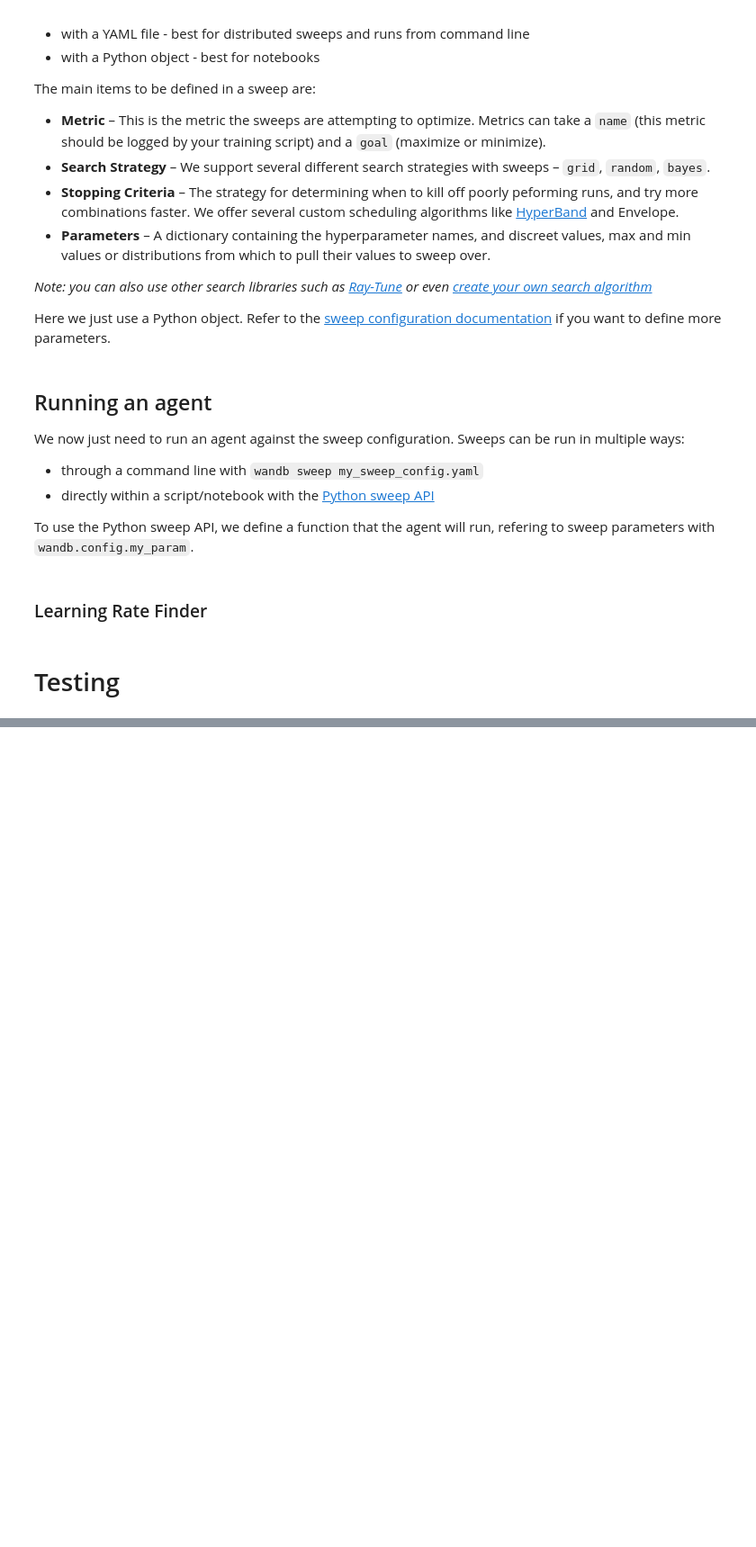
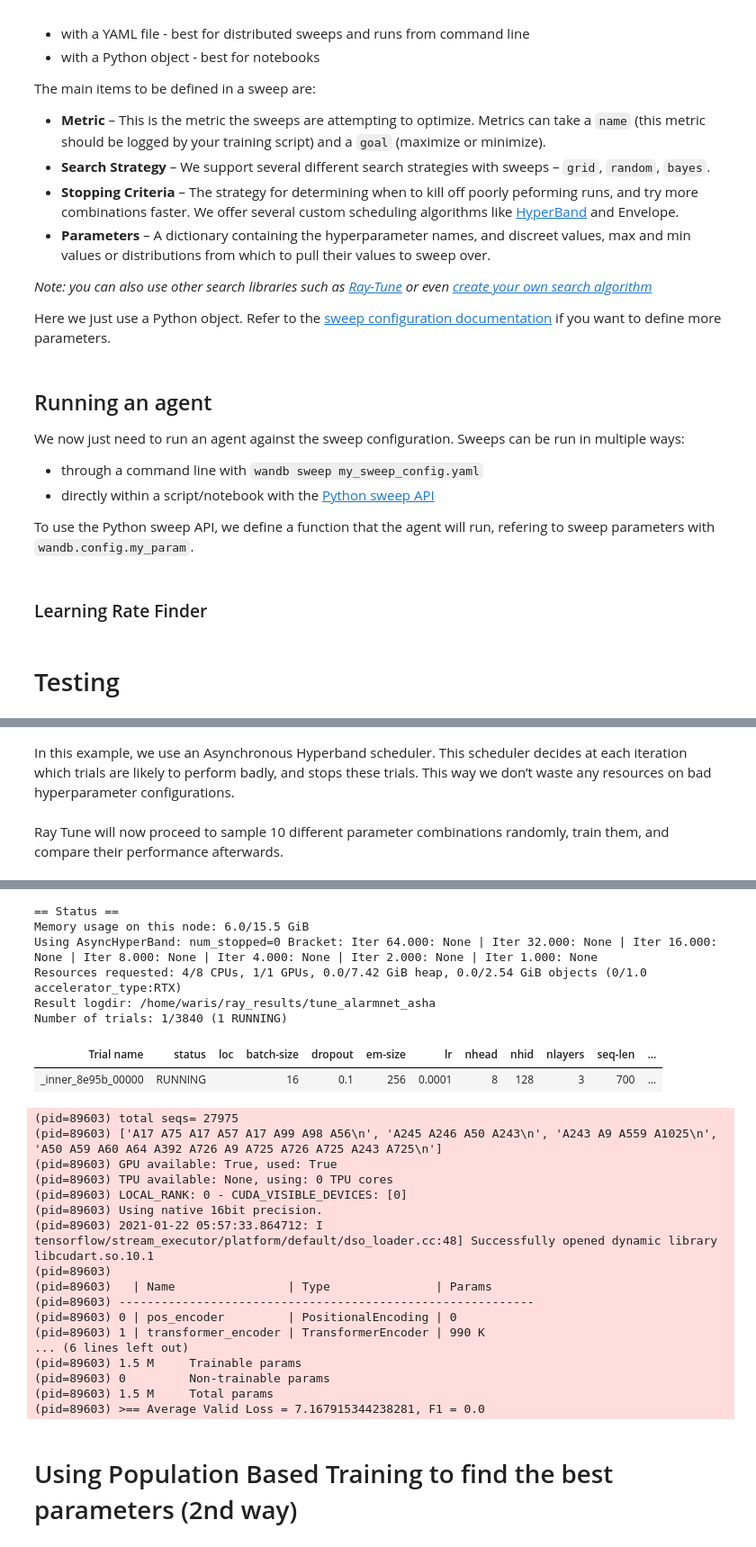
Before and after one commit to warisgill/predict-future-alarms, a Jupyter notebook: project/alarm_transformer.ipynb, the cells around one changed output, grey strips where cells are left out. Shown: that part at 90% size. Cells and saved outputs as stored; diff of their text form; code cells hidden in the pictures; blank space fills up the shorter version.

```diff
--- a/project/alarm_transformer.ipynb
+++ b/project/alarm_transformer.ipynb
@@ -206,7 +209,7 @@ class TransformerModel(pl.LightningModule):
         optimizer = torch.optim.AdamW(self.parameters(), lr=self.lr,weight_decay=self.weight_decay)
         d = {
        'optimizer': optimizer,
-       'lr_scheduler': torch.optim.lr_scheduler.ReduceLROnPlateau(optimizer, mode = "min", factor = 0.5, patience=8, verbose=True),
+       'lr_scheduler': torch.optim.lr_scheduler.ReduceLROnPlateau(optimizer, mode = "min", factor = 0.5, patience=4, verbose=True),
        'monitor': 'val_epoch_loss',
         'interval': 'epoch'
         }
@@ -225,7 +228,7 @@ class TransformerModel(pl.LightningModule):
         loss = F.cross_entropy(y_hat,y) # cross entropy itself compute softmax
 
         self.log('train_loss',loss,logger=True)
-        self.log('train_F1',self.train_F1(F.softmax(y_hat),y),logger=True, on_step=True,prog_bar=True)
+        self.log('train_F1',self.train_F1(F.softmax(y_hat),y),logger=True)
         return loss
 
     def validation_step(self,batch, batch_idx):
@@ -241,7 +244,7 @@ class TransformerModel(pl.LightningModule):
         loss = F.cross_entropy(y_hat,y)
 
         self.log('val_loss',loss,logger=True)
-        self.log('val_F1',self.val_F1(F.softmax(y_hat) ,y),logger=True, on_step=True,prog_bar=True)
+        self.log('val_F1',self.val_F1(F.softmax(y_hat) ,y),logger=True)
         return {'val_loss':loss}
 
     def test_step(self,batch, batch_idx):
@@ -473,0 +523,44 @@ wandb.finish() # When we want to close our W&B run, we can call wandb.finish() (
+# %% [markdown]
+In this example, we use an Asynchronous Hyperband scheduler. This scheduler decides at each iteration which trials are likely to perform badly, and stops these trials. This way we don’t waste any resources on bad hyperparameter configurations.
+# %%
+def tune_alarmnet_asha(num_samples, num_epochs, gpus_per_trial=0):
+    dir_name = "/home/waris/Github/predict-future-alarms/.data/"
+    fname = 'seqs.tokens'
+    config_tune = {
+        "batch-size":  tune.choice([16]),
+        "seq-len": tune.grid_search([700]),
+        "lr": tune.grid_search([0.0001,0.0002]),
+        "dropout": tune.grid_search ( [0.1,0.15]),
+        "weight-decay": tune.grid_search([0.0003,0.0002]),
+        "em-size":  tune.grid_search([256,512]),
+        "nhid": tune.grid_search([266,128,64]),
+        "nlayers": tune.grid_search([4,3,2]),
+        "nhead": tune.grid_search([8,4])
+        }
+
+    scheduler = ASHAScheduler(max_t=num_epochs,grace_period=1,reduction_factor=2)
+
+    # reporter = CLIReporter(
+    #     parameter_columns=["seq-len","lr","dropout","weight-decay","em-size","nhid","nlayers","nhead"],
+    #     metric_columns=["val_epoch_loss","val_epoch_F1","training_iteration"]
+    # )
+
+    analysis = tune.run(
+        tune.with_parameters(train_alarmnet_tune,num_epochs=num_epochs,dir_name=dir_name,fname=fname),
+        resources_per_trial={"cpu": 4,"gpu":1},
+        metric="val_epoch_F1",
+        mode="max",
+        config=config_tune,
+        num_samples=num_samples,
+        scheduler=scheduler,
+        # progress_reporter=reporter,
+        name="tune_alarmnet_asha")
+
+    print("Best hyperparameters found were: ", analysis.best_config)
+
+    shutil.rmtree(dir_name+"ray-tune")
+# %% [markdown]
+Ray Tune will now proceed to sample 10 different parameter combinations randomly, train them, and compare their performance afterwards.
+# %%
+tune_alarmnet_asha(num_samples=10, num_epochs=100)
+# %% [output]
@@ -473,0 +569,27 @@ wandb.finish() # When we want to close our W&B run, we can call wandb.finish() (
+== Status ==
+Memory usage on this node: 6.0/15.5 GiB
+Using AsyncHyperBand: num_stopped=0 Bracket: Iter 64.000: None | Iter 32.000: None | Iter 16.000: None | Iter 8.000: None | Iter 4.000: None | Iter 2.000: None | Iter 1.000: None
+Resources requested: 4/8 CPUs, 1/1 GPUs, 0.0/7.42 GiB heap, 0.0/2.54 GiB objects (0/1.0 accelerator_type:RTX)
+Result logdir: /home/waris/ray_results/tune_alarmnet_asha
+Number of trials: 1/3840 (1 RUNNING)
+| Trial name | status | loc | batch-size | dropout | em-size | lr | nhead | nhid | nlayers | seq-len | ... |
+| _inner_8e95b_00000 | RUNNING |  | 16 | 0.1 | 256 | 0.0001 | 8 | 128 | 3 | 700 | ... |
+(pid=89603) total seqs= 27975
+(pid=89603) ['A17 A75 A17 A57 A17 A99 A98 A56\n', 'A245 A246 A50 A243\n', 'A243 A9 A559 A1025\n', 'A50 A59 A60 A64 A392 A726 A9 A725 A726 A725 A243 A725\n']
+(pid=89603) GPU available: True, used: True
+(pid=89603) TPU available: None, using: 0 TPU cores
+(pid=89603) LOCAL_RANK: 0 - CUDA_VISIBLE_DEVICES: [0]
+(pid=89603) Using native 16bit precision.
+(pid=89603) 2021-01-22 05:57:33.864712: I tensorflow/stream_executor/platform/default/dso_loader.cc:48] Successfully opened dynamic library libcudart.so.10.1
+(pid=89603)
+(pid=89603)   | Name                | Type               | Params
+(pid=89603) -----------------------------------------------------------
+(pid=89603) 0 | pos_encoder         | PositionalEncoding | 0
+(pid=89603) 1 | transformer_encoder | TransformerEncoder | 990 K
+... (6 lines left out)
+(pid=89603) 1.5 M     Trainable params
+(pid=89603) 0         Non-trainable params
+(pid=89603) 1.5 M     Total params
+(pid=89603) >== Average Valid Loss = 7.167915344238281, F1 = 0.0
+# %% [markdown]
+# Using Population Based Training to find the best parameters (2nd way)
```
Also changed, not shown: parts of 11 cells of this notebook.
